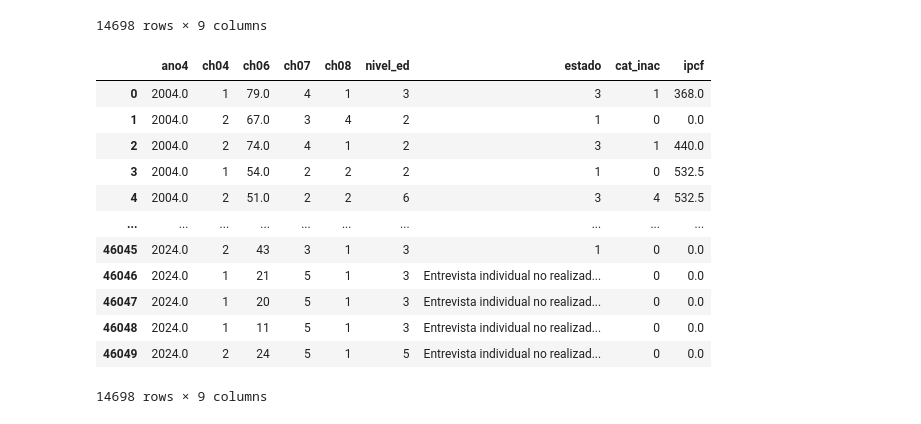
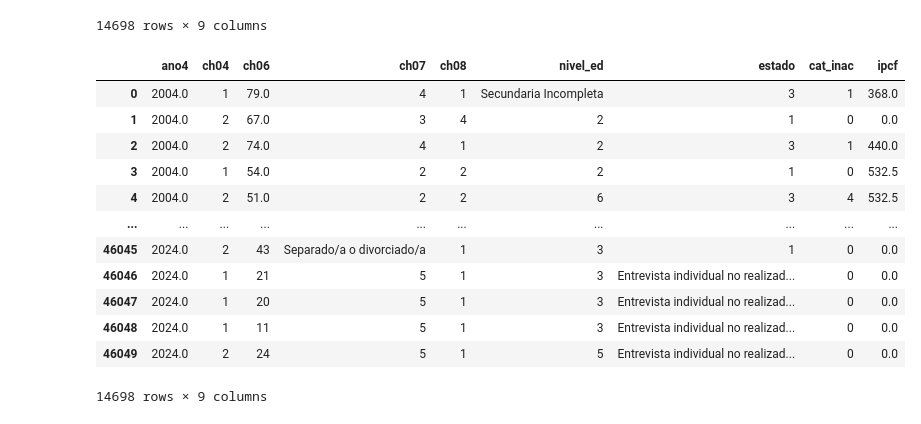
Before and after one commit to jtomasello247/Big-Data---TP-2---Grupo-13, a Jupyter notebook: t104_dta/TP2.ipynb, the cells around one changed output. Saved outputs shown, nothing was run; the diff lists cells and outputs as text; code cells hidden in the pictures.

```diff
--- a/t104_dta/TP2.ipynb
+++ b/t104_dta/TP2.ipynb
@@ -599,23 +333,23 @@ ind4
 14698 rows × 9 columns
 # %%
 ind4.loc[:, "ch04"] = ind4["ch04"].replace({"Varón": 1, "Mujer": 2})
-ind4.loc[:, "ch07"] = ind4["ch07"].replace({"Unido": 1, "Casado": 2, "Separado/a o divorciado/a": 3, "Viudo": 4 , "Soltero/a": 5})
+ind4.loc[:, "ch07"] = ind4["ch07"].replace({"Unido": 1, "Casado": 2, "Separado o divorciado": 3, "Viudo": 4 , "Soltero/a": 5})
 ind4.loc[:, "ch08"] = ind4["ch08"].replace({"Obra social (incluye PAMI)": 1, "Mutual/Prepaga/Servicio de emergencia": 2 , "Planes y seguros públicos": 3, "No paga ni le descuentan": 4, "Ns./Nr.": 9, "Obra social y mutual/prepaga/servicio de emergencia": 12, "Obra social y planes y seguros públicos": 13, "Mutual / prepaga / servicio de emergencia / Planes y seguros públicos": 23, "Mutual/prepaga/servicio de emergencia/planes y seguros públi": 123})
 ind4.loc[:, "nivel_ed"] = ind4["nivel_ed"].replace({"Primaria Incompleta (incluye educación espacial)": 1, "Primaria Completa": 2, "Secundario incompleto": 3, "Secundaria Completa": 4, "Superior universitario incompleto": 5, "Superior Universitaria Completa": 6, "Sin instrucción": 7, "Ns./Nr.": 9})
 ind4.loc[:, "estado"] = ind4["estado"].replace({"Entrevista individual no realizada (no respuesta a la cuestion)": 0, "Ocupado": 1, "Desocupado": 2, "Inactivo": 3, "Menor de 10 años": 4})
 ind4.loc[:, "cat_inac"] = ind4["cat_inac"].replace({"Ns/Nr": 0, "Jubilado/pensionado": 1, "Rentista": 2, "Estudiante": 3, "Ama de casa": 4, "Menor de 6 años": 5, "Discapacitado": 6 , "Otros": 7})
 ind4.loc[:, "ch06"] = ind4["ch06"].replace({"Menos de 1 año": 0, "98 y más años": 100})
 
 ind4
 # %% [output]
 |  | ano4 | ch04 | ch06 | ch07 | ch08 | nivel_ed | estado | cat_inac | ipcf |
-| 0 | 2004.0 | 1 | 79.0 | 4 | 1 | 3 | 3 | 1 | 368.0 |
+| 0 | 2004.0 | 1 | 79.0 | 4 | 1 | Secundaria Incompleta | 3 | 1 | 368.0 |
 | 1 | 2004.0 | 2 | 67.0 | 3 | 4 | 2 | 1 | 0 | 0.0 |
 | 2 | 2004.0 | 2 | 74.0 | 4 | 1 | 2 | 3 | 1 | 440.0 |
 | 3 | 2004.0 | 1 | 54.0 | 2 | 2 | 2 | 1 | 0 | 532.5 |
 | 4 | 2004.0 | 2 | 51.0 | 2 | 2 | 6 | 3 | 4 | 532.5 |
 | ... | ... | ... | ... | ... | ... | ... | ... | ... | ... |
-| 46045 | 2024.0 | 2 | 43 | 3 | 1 | 3 | 1 | 0 | 0.0 |
+| 46045 | 2024.0 | 2 | 43 | Separado/a o divorciado/a | 1 | 3 | 1 | 0 | 0.0 |
 | 46046 | 2024.0 | 1 | 21 | 5 | 1 | 3 | Entrevista individual no realizad... | 0 | 0.0 |
 | 46047 | 2024.0 | 1 | 20 | 5 | 1 | 3 | Entrevista individual no realizad... | 0 | 0.0 |
 | 46048 | 2024.0 | 1 | 11 | 5 | 1 | 3 | Entrevista individual no realizad... | 0 | 0.0 |
```
Also changed, not shown: parts of 37 cells of this notebook.
